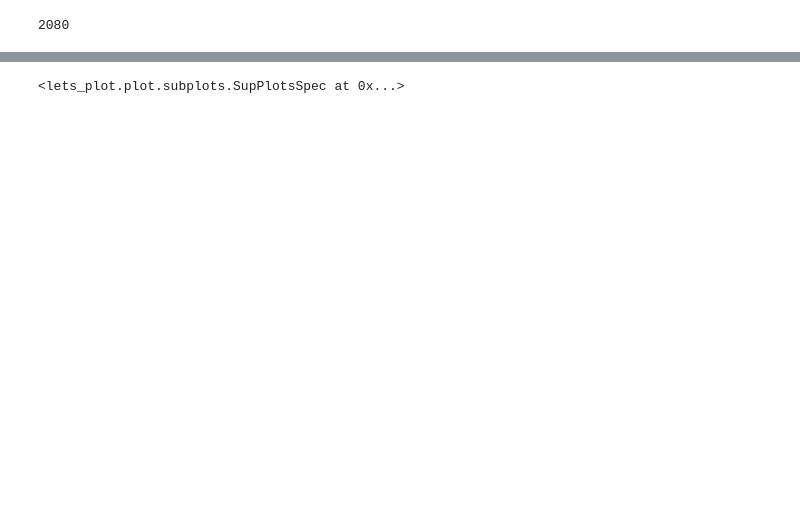
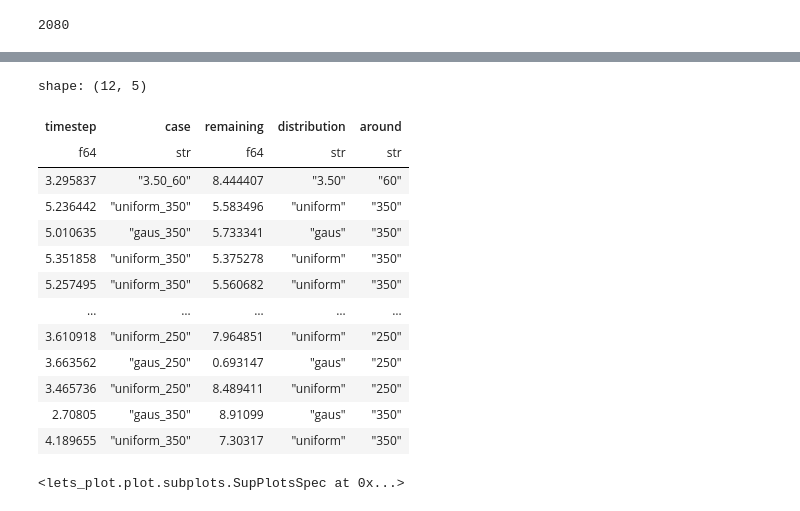
Before and after one commit to Zaf4/residence2, a Jupyter notebook: 5_distributedAffinity/explore.ipynb, the cells around one changed output, grey strips where cells are left out. Saved outputs shown, nothing was run; the diff lists cells and outputs as text; code cells hidden in the pictures; blank space fills up the shorter version.

```diff
--- a/5_distributedAffinity/explore.ipynb
+++ b/5_distributedAffinity/explore.ipynb
@@ -458,3 +461,21 @@ shape: (12, 5)
+# %%
+df = df.with_columns(pl.col("timestep").log1p(),pl.col("remaining").log1p())
+df.sample(12)
+# %% [output]
+shape: (12, 5)
+| timestep | case | remaining | distribution | around |
+| f64 | str | f64 | str | str |
+| 3.295837 | "3.50_60" | 8.444407 | "3.50" | "60" |
+| 5.236442 | "uniform_350" | 5.583496 | "uniform" | "350" |
+| 5.010635 | "gaus_350" | 5.733341 | "gaus" | "350" |
+| 5.351858 | "uniform_350" | 5.375278 | "uniform" | "350" |
+| 5.257495 | "uniform_350" | 5.560682 | "uniform" | "350" |
+| … | … | … | … | … |
+| 3.610918 | "uniform_250" | 7.964851 | "uniform" | "250" |
+| 3.663562 | "gaus_250" | 0.693147 | "gaus" | "250" |
+| 3.465736 | "uniform_250" | 8.489411 | "uniform" | "250" |
+| 2.70805 | "gaus_350" | 8.91099 | "gaus" | "350" |
+| 4.189655 | "uniform_350" | 7.30317 | "uniform" | "350" |
 # %%
 df_gauss =df.filter(pl.col("distribution")=="gaus")
 # %%
```
Also changed, not shown: parts of 14 cells of this notebook, 11 other files.
